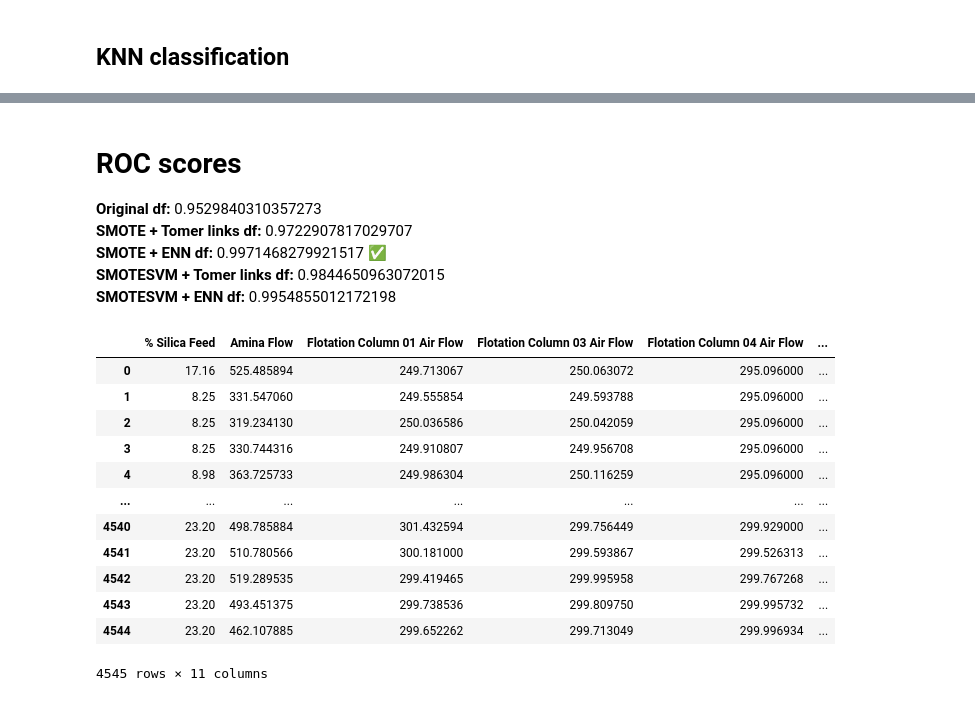
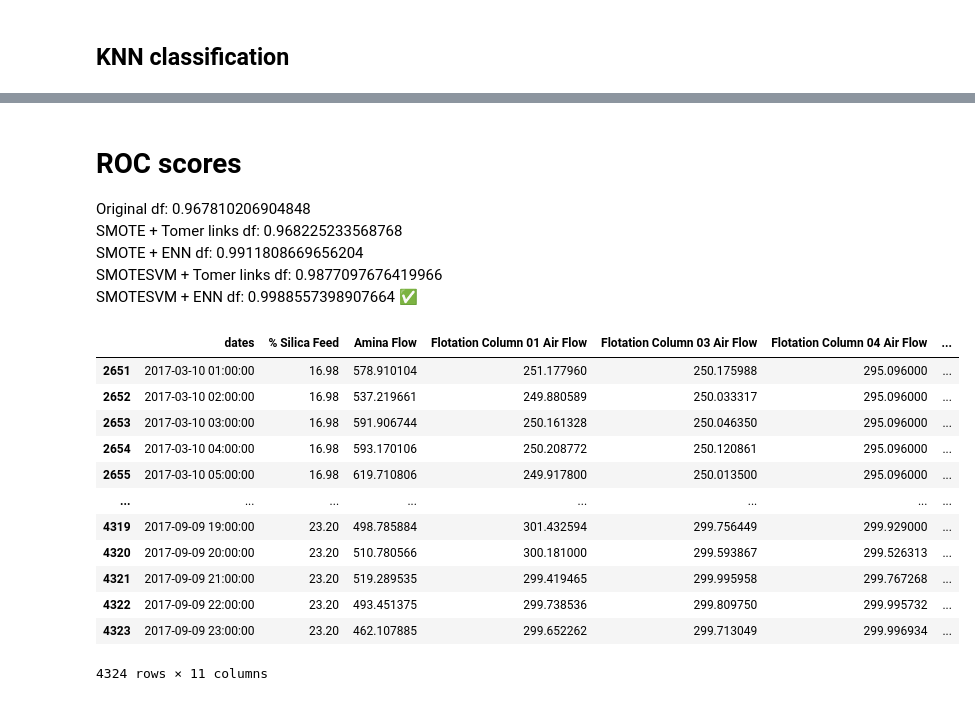
Before and after one commit to Malekkamoua/Quality-prediction-industry-4.0, a Jupyter notebook: 3_Data_balacing.ipynb, the cells around one changed output, grey strips where cells are left out. Drawn from its saved outputs; the diff is of its cells as text; code cells hidden in the pictures.

```diff
--- a/3_Data_balacing.ipynb
+++ b/3_Data_balacing.ipynb
@@ -21,22 +37,18 @@ plt.show();
 # %% [output]
 [figure]
 # %%
-import seaborn as sns
-
-df = pd.read_csv('/content/gdrive/MyDrive/Datascience/PFE/datasets/chosen_dataset_xgboost.csv')
+df = org
 
 df.dropna(inplace = True)
 
 df["date"] = pd.to_datetime(df["date"])
 
-df.insert(0,'new_date',df['date'].dt.strftime("%Y%m%d%H%M%S").astype(int))
+df.insert(0,'new_date',pd.to_datetime(df['date'], format='%Y-%m-%d %H:%M:%S').astype(int))
+
 df.drop('date', axis=1, inplace=True)
 
 print(df.groupby(['Purity']).size())
 
-# define dataset
-X = df.drop(['Purity'], axis=1)
-y = df['Purity']
 
 sns.countplot(x ='Purity', data = df);
 # %% [output]
@@ -333,27 +353,30 @@ for df in all_dfs:
 [figure]
 # %% [markdown]
 # ROC scores
-**Original df:** 0.9529840310357273 <br>
-**SMOTE + Tomer links df:** 0.9722907817029707 <br>
-**SMOTE + ENN df:** 0.9971468279921517 ✅ <br>
-**SMOTESVM + Tomer links df:** 0.9844650963072015 <br>
-**SMOTESVM + ENN df:** 0.9954855012172198
+
+Original df: 0.967810206904848 <br>
+SMOTE + Tomer links df: 0.968225233568768 <br>
+SMOTE + ENN df: 0.9911808669656204  <br>
+SMOTESVM + Tomer links df: 0.9877097676419966 <br>
+SMOTESVM + ENN df: 0.9988557398907664 ✅ <br>
 # %%
-smote_enn_df['dates'] = pd.to_datetime(smote_enn_df['new_date'], format='%Y%m%d%H%M%S%f')
+smote_enn_df.insert(0,'dates',pd.to_datetime(smote_enn_df['new_date'], format='%Y-%m-%d %H:%M:%S'))
+
+smote_enn_df = smote_enn_df.sort_values(by="dates")
 smote_enn_df.drop('new_date', axis=1, inplace=True)
 
 smote_enn_df
 # %% [output]
-|  | % Silica Feed | Amina Flow | Flotation Column 01 Air Flow | Flotation Column 03 Air Flow | Flotation Column 04 Air Flow | ... |
-| 0 | 17.16 | 525.485894 | 249.713067 | 250.063072 | 295.096000 | ... |
-| 1 | 8.25 | 331.547060 | 249.555854 | 249.593788 | 295.096000 | ... |
-| 2 | 8.25 | 319.234130 | 250.036586 | 250.042059 | 295.096000 | ... |
-| 3 | 8.25 | 330.744316 | 249.910807 | 249.956708 | 295.096000 | ... |
-| 4 | 8.98 | 363.725733 | 249.986304 | 250.116259 | 295.096000 | ... |
-| ... | ... | ... | ... | ... | ... | ... |
-| 4540 | 23.20 | 498.785884 | 301.432594 | 299.756449 | 299.929000 | ... |
-| 4541 | 23.20 | 510.780566 | 300.181000 | 299.593867 | 299.526313 | ... |
-| 4542 | 23.20 | 519.289535 | 299.419465 | 299.995958 | 299.767268 | ... |
-| 4543 | 23.20 | 493.451375 | 299.738536 | 299.809750 | 299.995732 | ... |
-| 4544 | 23.20 | 462.107885 | 299.652262 | 299.713049 | 299.996934 | ... |
+|  | dates | % Silica Feed | Amina Flow | Flotation Column 01 Air Flow | Flotation Column 03 Air Flow | Flotation Column 04 Air Flow | ... |
+| 2651 | 2017-03-10 01:00:00 | 16.98 | 578.910104 | 251.177960 | 250.175988 | 295.096000 | ... |
+| 2652 | 2017-03-10 02:00:00 | 16.98 | 537.219661 | 249.880589 | 250.033317 | 295.096000 | ... |
+| 2653 | 2017-03-10 03:00:00 | 16.98 | 591.906744 | 250.161328 | 250.046350 | 295.096000 | ... |
+| 2654 | 2017-03-10 04:00:00 | 16.98 | 593.170106 | 250.208772 | 250.120861 | 295.096000 | ... |
+| 2655 | 2017-03-10 05:00:00 | 16.98 | 619.710806 | 249.917800 | 250.013500 | 295.096000 | ... |
+| ... | ... | ... | ... | ... | ... | ... | ... |
+| 4319 | 2017-09-09 19:00:00 | 23.20 | 498.785884 | 301.432594 | 299.756449 | 299.929000 | ... |
+| 4320 | 2017-09-09 20:00:00 | 23.20 | 510.780566 | 300.181000 | 299.593867 | 299.526313 | ... |
+| 4321 | 2017-09-09 21:00:00 | 23.20 | 519.289535 | 299.419465 | 299.995958 | 299.767268 | ... |
+| 4322 | 2017-09-09 22:00:00 | 23.20 | 493.451375 | 299.738536 | 299.809750 | 299.995732 | ... |
+| 4323 | 2017-09-09 23:00:00 | 23.20 | 462.107885 | 299.652262 | 299.713049 | 299.996934 | ... |
-4545 rows × 11 columns
+4324 rows × 11 columns
```
Also changed, not shown: parts of 13 cells of this notebook.
